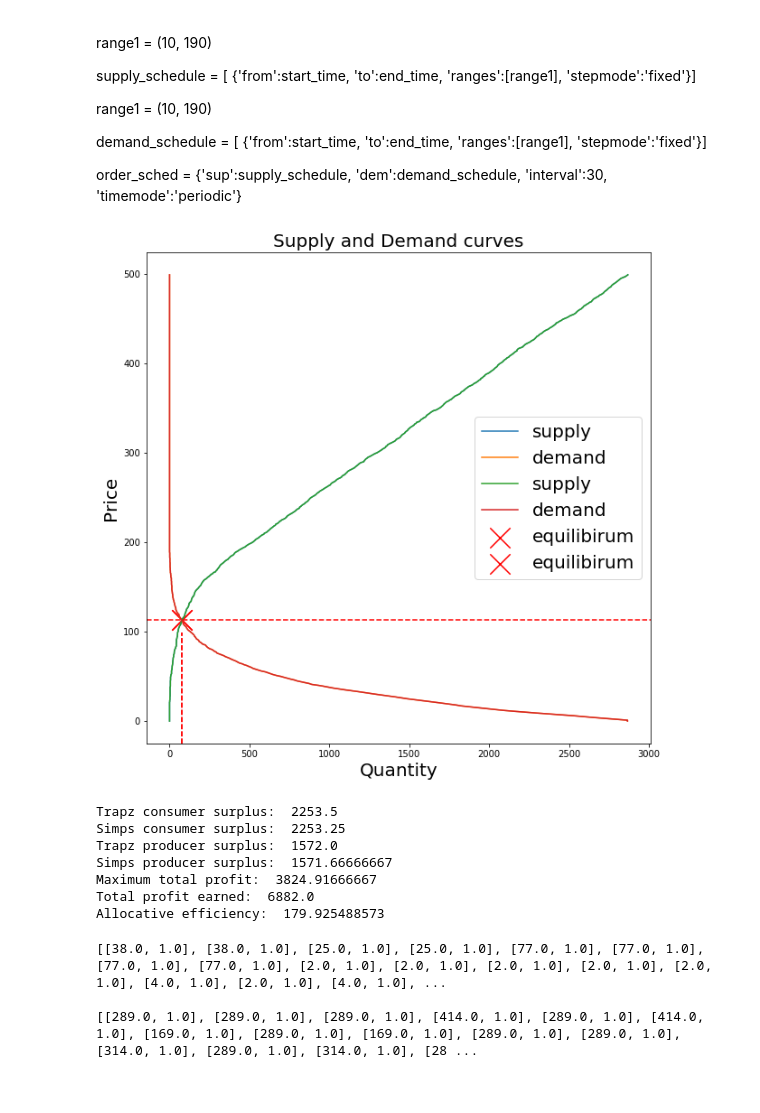
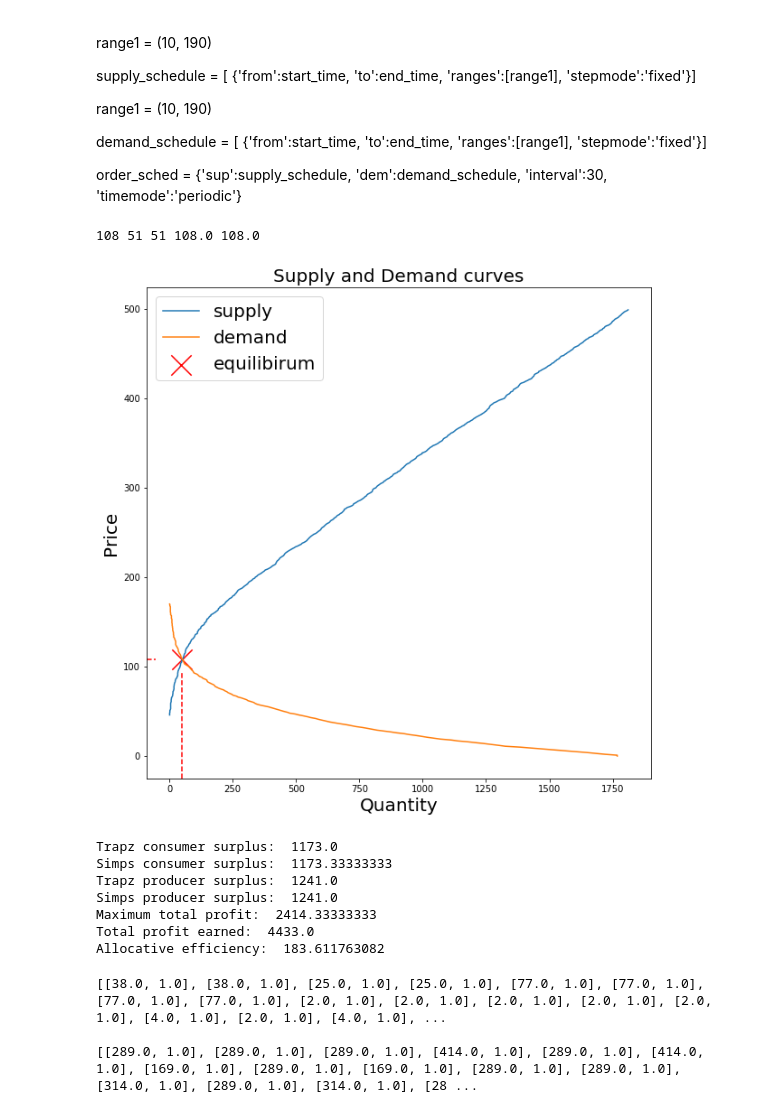
Before and after one commit to ken-neth/opinion_dynamics_BSE, a Jupyter notebook: Allocative Efficiency.ipynb, the cells around one changed output. Saved outputs shown, nothing was run; the diff lists cells and outputs as text; code cells hidden in the pictures.

```diff
--- a/Allocative Efficiency.ipynb
+++ b/Allocative Efficiency.ipynb
@@ -38,17 +38,26 @@ for price in supply_prices:
     for ask in asks:
         if ask <= price:
             quantity += 1
-    supply.append(quantity)
+    if quantity == 0:
+        supply.append(np.nan)
+    else:
+        supply.append(quantity)
+
 
 for price in demand_prices:
     quantity = 0
     for bid in bids:
         if bid >= price:
             quantity += 1
-    demand.append(quantity)
+    if quantity == 0:
+        demand.append(np.nan)
+    else:
+        demand.append(quantity)
 
 plt.figure(1, figsize=(10,10))
+
 plt.plot(supply, supply_prices, label='supply')
+
 plt.plot(demand, demand_prices, label='demand')
 
 plt.title("Supply and Demand curves", fontsize=20)
@@ -56,47 +65,54 @@ plt.xlabel("Quantity", fontsize=20)
 plt.ylabel("Price", fontsize=20)
 # plt.ylim(ymin=0, ymax=200)
 # plt.xlim(xmin=0, xmax=200)
 
 #  find equilibrium
 
 # pointer = 0
 # threshold = 5
 best = 0
 
 # while abs(supply[pointer] - demand[pointer]) > threshold :
 
 for pointer in range(min(len(supply), len(demand))):
 
-    if abs(supply[pointer] - demand[pointer]) < abs(supply[best] - demand[best]):
-        best = pointer
+    if (not supply[pointer] is np.nan) and (not demand[pointer] is np.nan):
+        if best == 0:
+            best = pointer
+
+        if abs(supply[pointer] - demand[pointer]) < abs(supply[best] - demand[best]):
+            best = pointer
 
 #     pointer += 1
 
 #     if pointer > len(supply) or pointer > len(demand):
 #         print("unable to find points within range")
 #         break
 
 
-# print(supply[pointer], demand[pointer], supply_prices[pointer], demand_prices[pointer])
+print(best, supply[best], demand[best], supply_prices[best], demand_prices[best])
 
 plt.scatter(supply[best], supply_prices[best], marker = 'x', c='red', s=500, label='equilibirum')
 
 plt.axvline(x=supply[best], linestyle='--', ymax=(supply_prices[best]/max(asks)), c='red')
-plt.axhline(y=supply_prices[best], linestyle='--', xmax=1, c='red')
+plt.axhline(y=supply_prices[best], linestyle='--', xmax=supply[best]/3000, c='red')
 
 plt.legend(prop={'size': 20})
 plt.show()
 # %% [output]
+108 51 51 108.0 108.0
-[figure, old version]
+[figure, new version]
 # %%
-ys = np.array(supply[:pointer])
+ys = np.array(demand[best:])
+ys = [y for y in ys if str(y) != 'nan']
 consumer_surplus = np.trapz(ys, dx=1)
 print("Trapz consumer surplus: ", consumer_surplus)
 consumer_surplus = simps(ys, dx=1)
 print("Simps consumer surplus: ", consumer_surplus)
 
 
-ys = np.array(demand[pointer:])
+ys = np.array(supply[:best])
+ys = [y for y in ys if str(y) != 'nan']
 producer_surplus = np.trapz(ys, dx=1)
 print("Trapz producer surplus: ", producer_surplus)
 producer_surplus = simps(ys, dx=1)
@@ -123,13 +139,13 @@ allocative_efficiency = (total_profit / (producer_surplus + consumer_surplus)) *
 
 print("Allocative efficiency: ", allocative_efficiency)
 # %% [output]
-Trapz consumer surplus:  2253.5
-Simps consumer surplus:  2253.25
-Trapz producer surplus:  1572.0
-Simps producer surplus:  1571.66666667
-Maximum total profit:  3824.91666667
-Total profit earned:  6882.0
-Allocative efficiency:  179.925488573
+Trapz consumer surplus:  1173.0
+Simps consumer surplus:  1173.33333333
+Trapz producer surplus:  1241.0
+Simps producer surplus:  1241.0
+Maximum total profit:  2414.33333333
+Total profit earned:  4433.0
+Allocative efficiency:  183.611763082
 # %%
 bids = []
 asks = []
```
Also changed, not shown: 6 other files.
